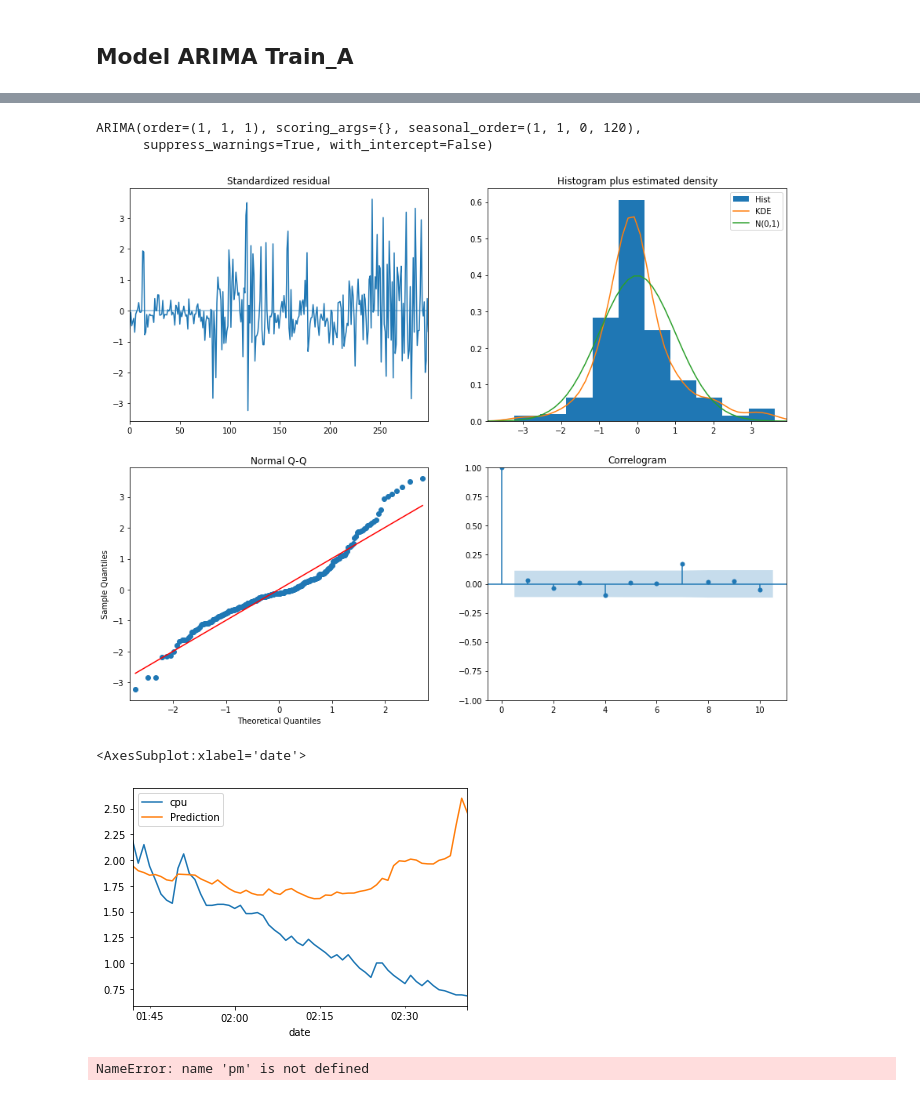
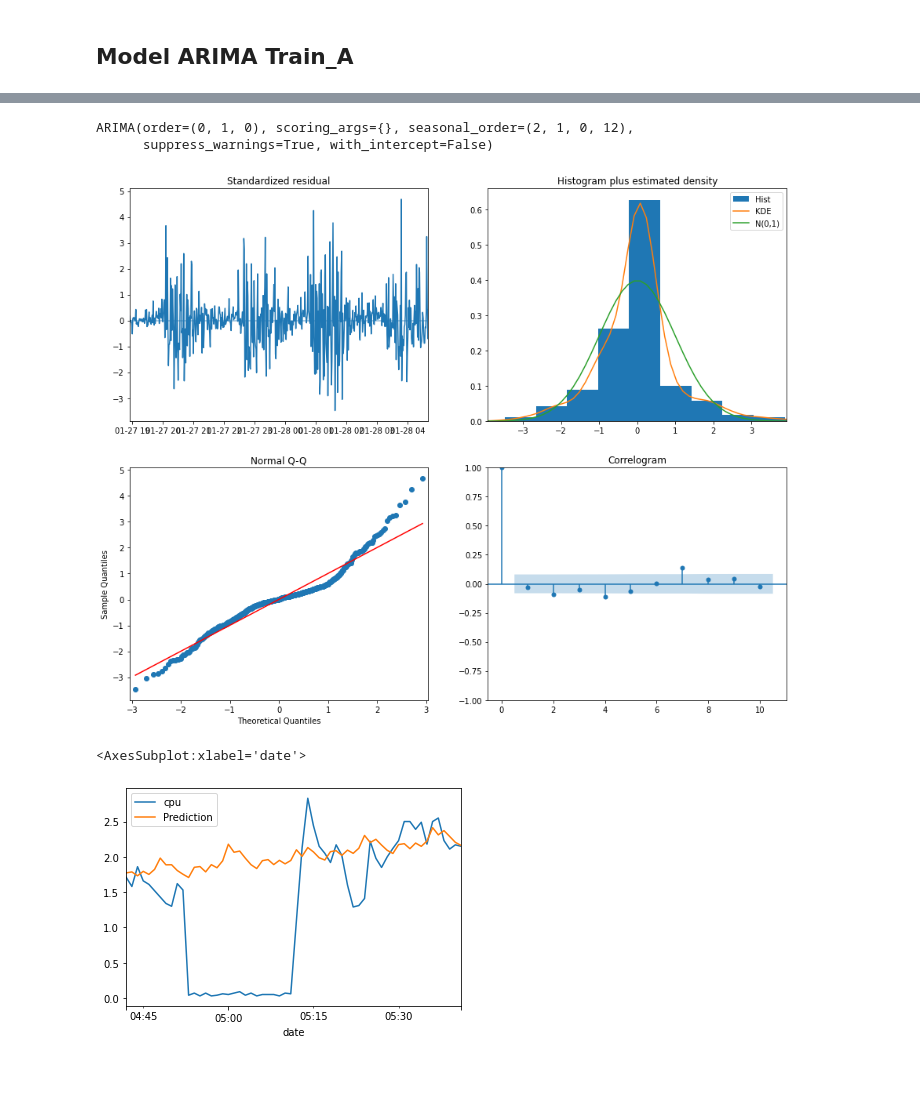
Before and after one commit to sgso-free/usecpu-time-series-project, a Jupyter notebook: src/explore.ipynb, the cells around one changed output, grey strips where cells are left out. Drawn from its saved outputs; the diff is of its cells as text; code cells hidden in the pictures.

Commit message:
change model

```diff
--- a/src/explore.ipynb
+++ b/src/explore.ipynb
@@ -168,0 +205,14 @@ print(stepwise_model.aic())¨
+# %%
+#Convert the dataframe index to a datetime index
+df_raw_B = train_dataB.copy()
+df_raw_B['date'] = pd.to_datetime(df_raw_B['datetime'])
+df_raw_B = df_raw_B.set_index('date')
+df_raw_B.drop(['datetime'], axis=1, inplace=True)
+
+#Convert the dataframe index to a datetime index
+df_test_B = test_dataB.copy()
+df_test_B['date'] = pd.to_datetime(df_test_B['datetime'])
+df_test_B = df_test_B.set_index('date')
+df_test_B.drop(['datetime'], axis=1, inplace=True)
+
+df_raw_B.head()
@@ -169,11 +255,11 @@ print(stepwise_model.aic())¨
 # %%
-stepwise_model2 = auto_arima(df_raw, start_p=1, start_q=1,
-                           max_p=1, max_q=1, m=60,
+stepwise_model_B = auto_arima(df_raw_B, start_p=1, start_q=1,
+                           max_p=3, max_q=3, m=12,
                            start_P=0, seasonal=True,
-                           d=1, D=1,max_P=1,max_Q=1, trace=True,
+                           d=1, D=1, trace=True,
                            error_action='ignore',
                            suppress_warnings=True,
-                           stepwise=True,random_state=45)
-print(stepwise_model2.aic())
+                           stepwise=True)
+print(stepwise_model_B.aic())
 # %% [output]
 Performing stepwise search to minimize aic
@@ -228,20 +285,20 @@ Total fit time: 2233.252 seconds
 # %%
 # Train the model
-stepwise_model.fit(df_raw)
+stepwise_model_B.fit(df_raw_B)
 # %% [output]
-ARIMA(order=(1, 1, 1), scoring_args={}, seasonal_order=(1, 1, 0, 120),
+ARIMA(order=(0, 1, 0), scoring_args={}, seasonal_order=(2, 1, 0, 12),
       suppress_warnings=True, with_intercept=False)
 # %%
 #The plot_diagnostics object allows us to quickly generate model diagnostics and investigate for any unusual behavior.
-stepwise_model.fit(df_raw).plot_diagnostics(figsize=(15, 12))
+stepwise_model_B.fit(df_raw_B).plot_diagnostics(figsize=(15, 12))
 plt.show()
 # %% [output]
-[figure, old version]
+[figure, new version]
 # %%
-future_forecast = stepwise_model.predict(n_periods=60)
+future_forecast = stepwise_model_B.predict(n_periods=120)
 
-future_forecast = pd.DataFrame(future_forecast,index = df_test.index,columns=['Prediction'])
-pd.concat([df_test,future_forecast],axis=1).plot()
+future_forecast = pd.DataFrame(future_forecast,index = df_test_B.index,columns=['Prediction'])
+pd.concat([df_test_B,future_forecast],axis=1).plot()
 # %% [output]
 <AxesSubplot:xlabel='date'>
-[figure, old version]
+[figure, new version]
@@ -250,6 +304,0 @@ import pmdarima as pm
-# %%
-# Fit two different ARIMAs
-m1 = pm.auto_arima(df_raw, error_action='ignore', seasonal=True, m=120)
-m12 = pm.auto_arima(df_raw, error_action='ignore', seasonal=True, m=12)
-# %% [output]
-NameError: name 'pm' is not defined
```
Also changed, not shown: parts of 24 cells of this notebook, 1 other file.
